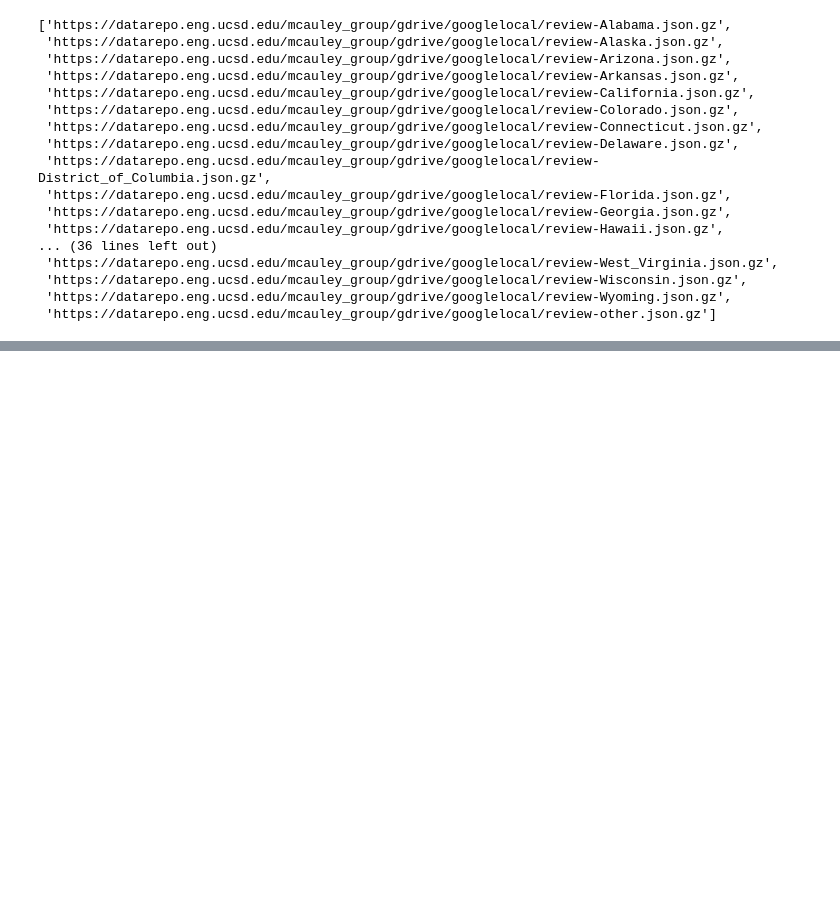
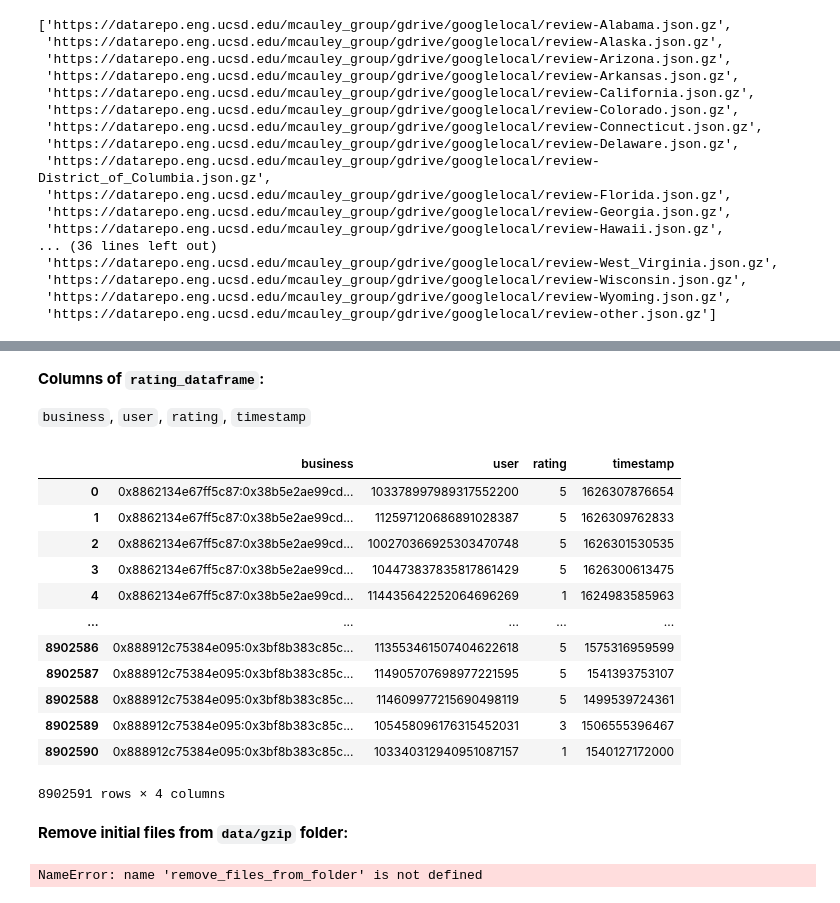
Before and after one commit to AlphaKhaw/mt-sentigen, a Jupyter notebook: notebooks/explore_google_local_review_data.ipynb, the cells around one changed output, grey strips where cells are left out. Cells and saved outputs as stored; diff of their text form; code cells hidden in the pictures; blank space fills up the shorter version.

```diff
--- a/notebooks/explore_google_local_review_data.ipynb
+++ b/notebooks/explore_google_local_review_data.ipynb
@@ -216,2 +208,0 @@ subset_review_dataframe = pd.DataFrame(parse(filepaths[2]))
-# %%
-rating_dataframe = pd.DataFrame(parse(filepaths[3]))
@@ -217,0 +311,26 @@ rating_dataframe = pd.DataFrame(parse(filepaths[3]))
+# %% [markdown]
+**Columns of `rating_dataframe`:**
+
+`business`, `user`, `rating`, `timestamp`
+# %%
+rating_dataframe
+# %% [output]
+|  | business | user | rating | timestamp |
+| 0 | 0x8862134e67ff5c87:0x38b5e2ae99cd... | 103378997989317552200 | 5 | 1626307876654 |
+| 1 | 0x8862134e67ff5c87:0x38b5e2ae99cd... | 112597120686891028387 | 5 | 1626309762833 |
+| 2 | 0x8862134e67ff5c87:0x38b5e2ae99cd... | 100270366925303470748 | 5 | 1626301530535 |
+| 3 | 0x8862134e67ff5c87:0x38b5e2ae99cd... | 104473837835817861429 | 5 | 1626300613475 |
+| 4 | 0x8862134e67ff5c87:0x38b5e2ae99cd... | 114435642252064696269 | 1 | 1624983585963 |
+| ... | ... | ... | ... | ... |
+| 8902586 | 0x888912c75384e095:0x3bf8b383c85c... | 113553461507404622618 | 5 | 1575316959599 |
+| 8902587 | 0x888912c75384e095:0x3bf8b383c85c... | 114905707698977221595 | 5 | 1541393753107 |
+| 8902588 | 0x888912c75384e095:0x3bf8b383c85c... | 114609977215690498119 | 5 | 1499539724361 |
+| 8902589 | 0x888912c75384e095:0x3bf8b383c85c... | 105458096176315452031 | 3 | 1506555396467 |
+| 8902590 | 0x888912c75384e095:0x3bf8b383c85c... | 103340312940951087157 | 1 | 1540127172000 |
+8902591 rows × 4 columns
+# %% [markdown]
+**Remove initial files from `data/gzip` folder:**
+# %%
+remove_files_from_folder(gzip_folderpath)
+# %% [output]
+NameError: name 'remove_files_from_folder' is not defined
```
Also changed, not shown: parts of 25 cells of this notebook.
